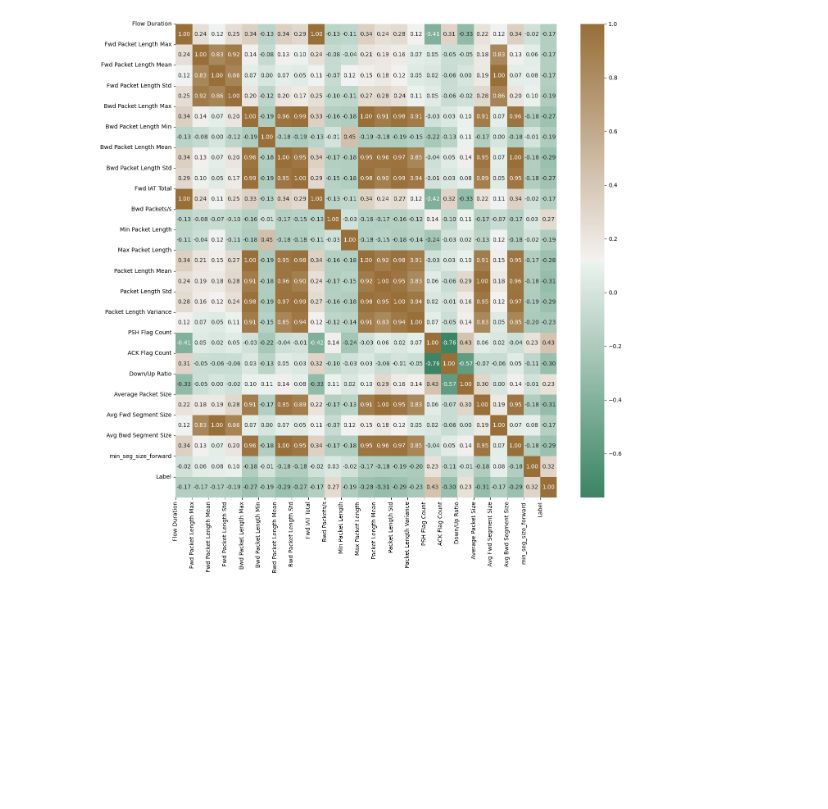
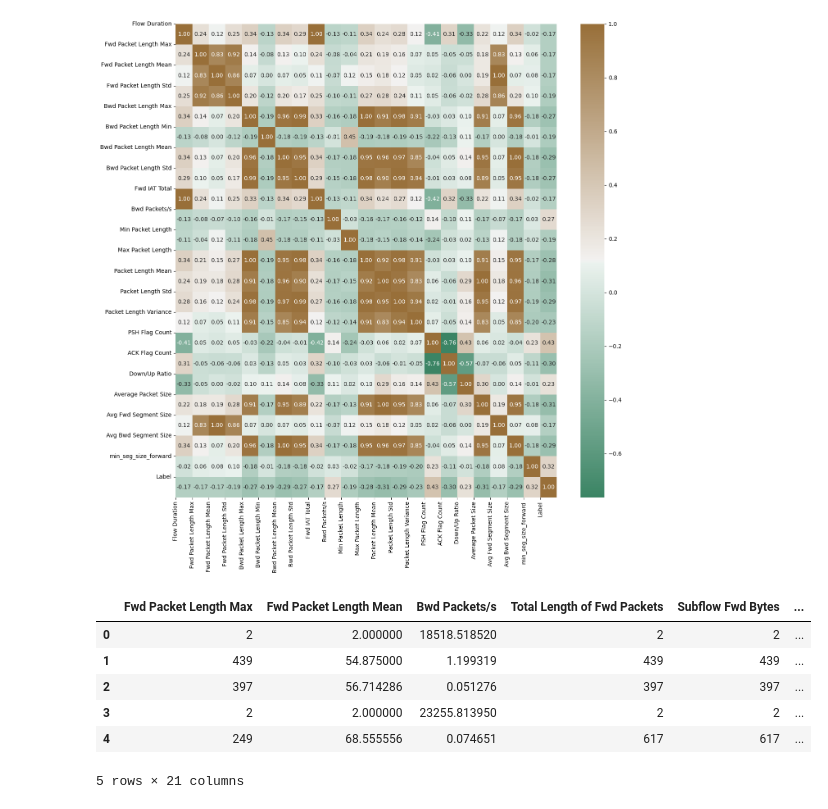
Before and after one commit to rosangithub/ANIDS, a Jupyter notebook: ANIDS.ipynb, the cells around one changed output. Cells and saved outputs as stored; diff of their text form; code cells hidden in the pictures; blank space fills up the shorter version.

```diff
--- a/ANIDS.ipynb
+++ b/ANIDS.ipynb
@@ -381,0 +386,40 @@ plt.show()
+# %%
+from sklearn.ensemble import RandomForestClassifier
+from sklearn.model_selection import train_test_split
+from sklearn.feature_selection import SelectFromModel
+import pandas as pd
+
+#split the data into trainng and testing sets
+X_train,X_test,y_train,y_test=train_test_split(X,y,test_size=0.2,random_state=42)
+
+#initialize random forest classifier
+rf_classifier=RandomForestClassifier(n_estimators=100,random_state=42)
+
+#fit the model to the training data
+rf_classifier.fit(X_train,y_train)
+
+#get feature importances
+feature_importances=rf_classifier.feature_importances_
+
+#create dataframe with feature with names and their importances
+feature_importance_df=pd.DataFrame({'Feature':X.columns,'Importance':feature_importances})
+
+#sort the dataframe by importance in decending order
+feature_importance_df=feature_importance_df.sort_values(by='Importance',ascending=False)
+
+#select the top 20 features
+top_features=feature_importance_df.head(20)['Feature'].tolist()
+
+#filter your original dataframe to include only top 20 features
+df_top_features=df_encoded[top_features+['Label']]
+
+#display the dataframe with top features
+df_top_features.head()
+# %% [output]
+|  | Fwd Packet Length Max | Fwd Packet Length Mean | Bwd Packets/s | Total Length of Fwd Packets | Subflow Fwd Bytes | ... |
+| 0 | 2 | 2.000000 | 18518.518520 | 2 | 2 | ... |
+| 1 | 439 | 54.875000 | 1.199319 | 439 | 439 | ... |
+| 2 | 397 | 56.714286 | 0.051276 | 397 | 397 | ... |
+| 3 | 2 | 2.000000 | 23255.813950 | 2 | 2 | ... |
+| 4 | 249 | 68.555556 | 0.074651 | 617 | 617 | ... |
+5 rows × 21 columns
```
Also changed, not shown: parts of 13 cells of this notebook.
